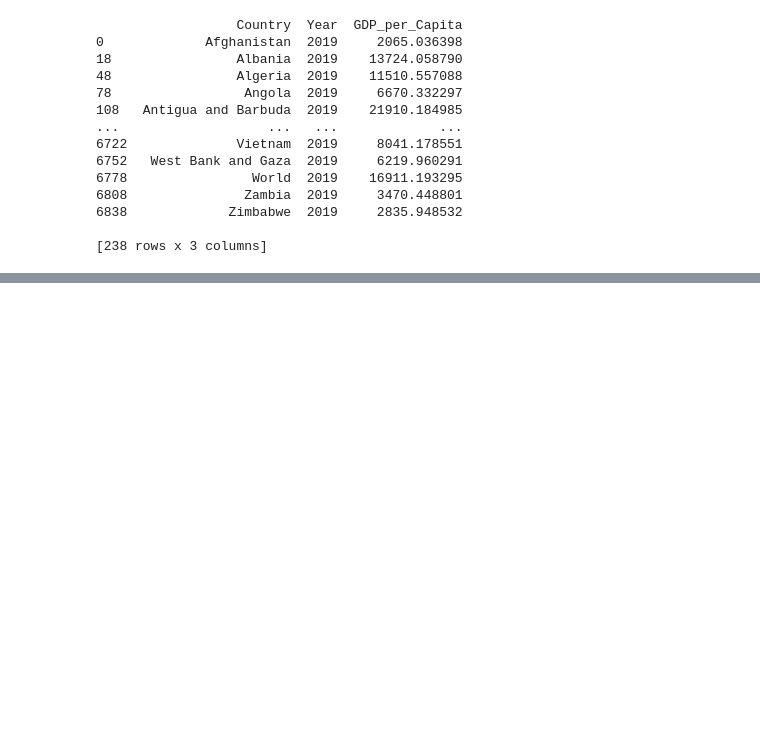
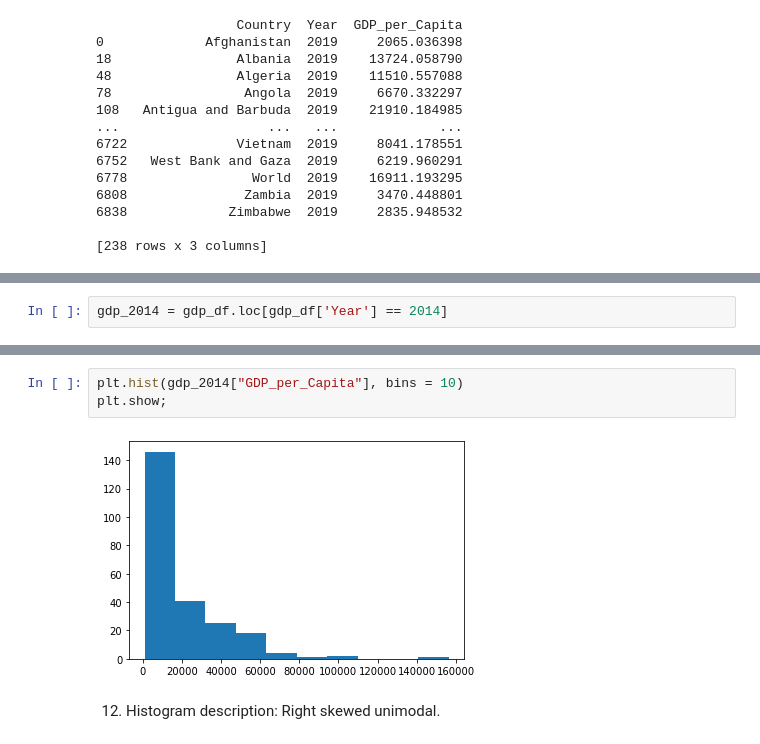
Before and after one commit to nss-data-science-cohort-5/un_exploration-JAGVU09, a Jupyter notebook: notebooks/UN_Data_Exploration.ipynb, the cells around one changed output, grey strips where cells are left out. Cells and saved outputs as stored; diff of their text form; blank space fills up the shorter version.

```diff
--- a/notebooks/UN_Data_Exploration.ipynb
+++ b/notebooks/UN_Data_Exploration.ipynb
@@ -118 +118,3 @@ Djibouti                       7
 Name: Country, Length: 238, dtype: int64
+# %%
+gdp_2014 = gdp_df.loc[gdp_df['Year'] == 2014]
@@ -118,0 +133,7 @@ Name: Country, Length: 238, dtype: int64
+# %%
+plt.hist(gdp_2014["GDP_per_Capita"], bins = 10)
+plt.show;
+# %% [output]
+[figure, added]
+# %% [markdown]
+12. Histogram description: Right skewed unimodal.
```
Also changed, not shown: parts of 17 cells of this notebook.
